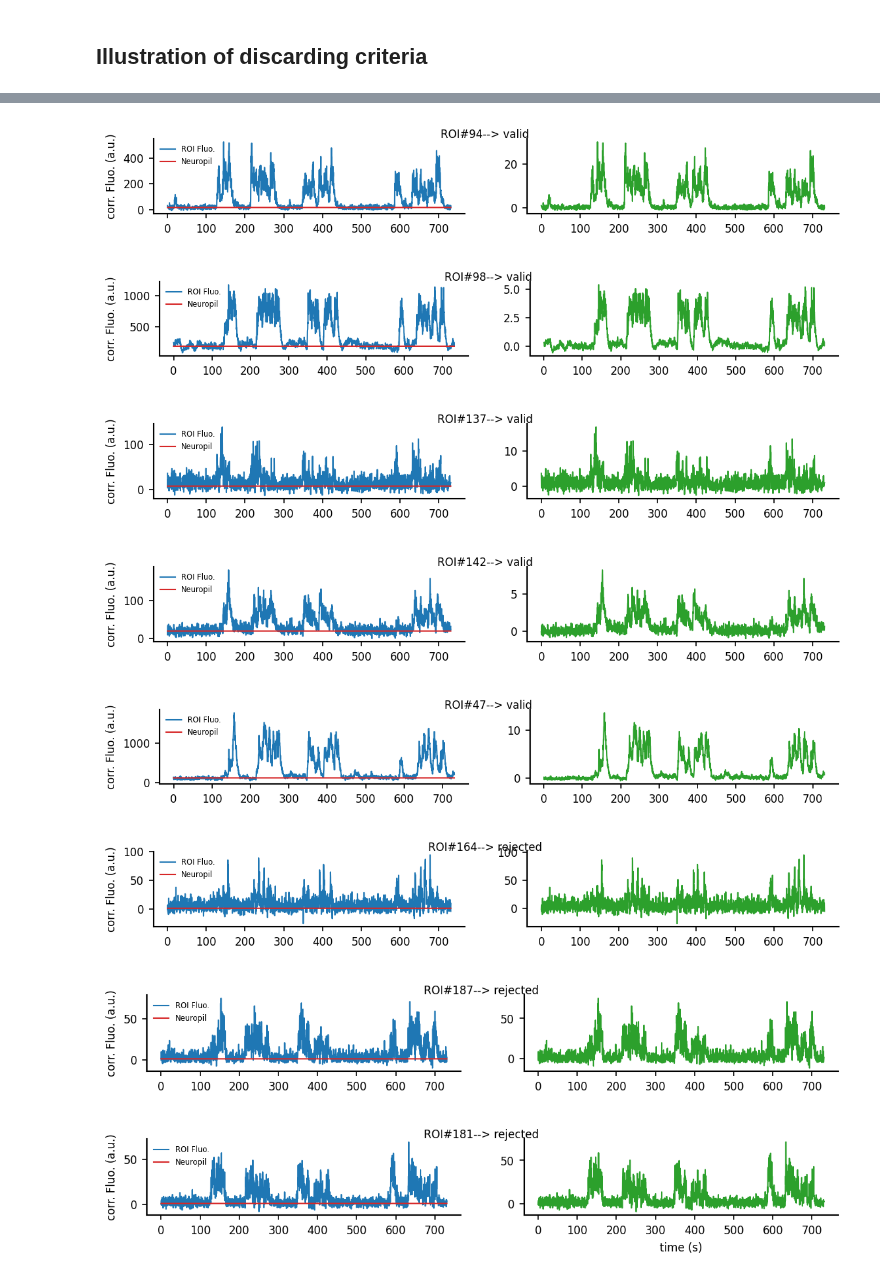
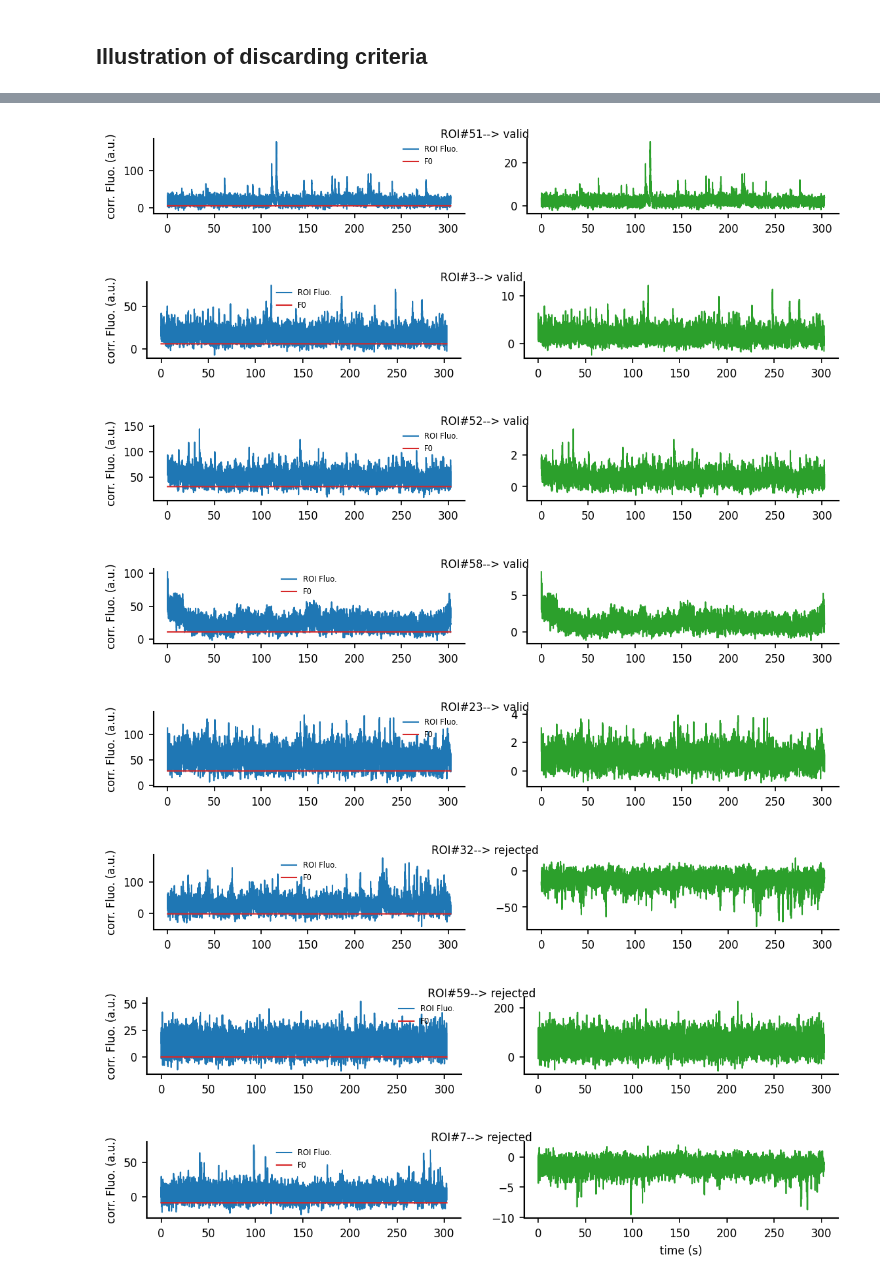
Before and after one commit to LauraGonzalez2000/Lab-notebook, a Jupyter notebook: src/physion/imaging/Calcium-Signal-Preprocessing.ipynb, the cells around one changed output, grey strips where cells are left out. Drawn from its saved outputs; the diff is of its cells as text; code cells hidden in the pictures.

```diff
--- a/src/physion/imaging/Calcium-Signal-Preprocessing.ipynb
+++ b/src/physion/imaging/Calcium-Signal-Preprocessing.ipynb
@@ -71,10 +76,12 @@ from Calcium import compute_F0
 # %%
 dFoF_options = dict(\
     method_for_F0='percentile',
-    percentile=25.,
+    percentile=5.,
     neuropil_correction_factor=1.)
 # %%
-data = Data('/Users/yann/DATA/SST-Revision/ctrl/2023_12_21-12-32-16.nwb')
+# modify if it is not in your "Downloads" folder:
+filename = os.path.join(os.path.expanduser('~'), 'Downloads', '2023_12_20-15-27-46.nwb')
+data = Data(filename)
 # we first perform the dFoF determination with the above params
 #    (this restrict the available ROIs in the future)
 data.build_dFoF(**dFoF_options)
@@ -94,7 +101,7 @@ calculating dF/F with method "percentile" [...]
 -> dFoF calculus done !  (calculation took 0.0s)
 # %%
 for roi in np.concatenate([np.random.choice(valid, 7, replace=False),
-                           np.random.choice(rejected, 3, replace=False)]):
+                           np.random.choice(rejected, min([3, len(rejected)]), replace=False)]):
     fig, ax = plt.subplots(figsize=(9,1.))
     plt.plot(data.t_dFoF, data.neuropil[roi,:], label='Neuropil', color='tab:orange')
     plt.plot(data.t_dFoF, data.rawFluo[roi,:], label='ROI Fluo.', color='tab:green')
@@ -118,12 +125,12 @@ correctedFluo = data.rawFluo-dFoF_options['neuropil_correction_factor']*data.neu
 baseline = compute_F0(data, correctedFluo,
                       method='percentile',
                       percentile=dFoF_options['percentile'])
-
+np.random.seed(1)
 for roi in np.concatenate([np.random.choice(valid, 7, replace=False),
-                           np.random.choice(rejected, 3, replace=False)]):
+                           np.random.choice(rejected, min([3, len(rejected)]), replace=False)]):
     fig, AX = plt.subplots(1, 2, figsize=(9,1.))
     AX[0].plot(data.t_dFoF, correctedFluo[roi,:], label='ROI Fluo.', color='tab:blue')
-    AX[0].plot(data.t_dFoF, baseline[roi,:], label='Neuropil', color='tab:red')
+    AX[0].plot(data.t_dFoF, baseline[roi,:], label='F0', color='tab:red')
     dFoF = (correctedFluo[roi,:]-baseline[roi,:])/baseline[roi,:]
     try:
         AX[1].plot(data.t_dFoF, dFoF, color='tab:green')
@@ -139,8 +146,8 @@ plt.xlabel('time (s)');
-[figure, old version]
+[figure, new version]
-[figure, old version]
+[figure, new version]
-[figure, old version]
+[figure, new version]
-[figure, old version]
+[figure, new version]
-[figure, old version]
+[figure, new version]
-[figure, old version]
+[figure, new version]
-[figure, old version]
+[figure, new version]
-[figure, old version]
+[figure, new version]
```
Also changed, not shown: parts of 9 cells of this notebook.
